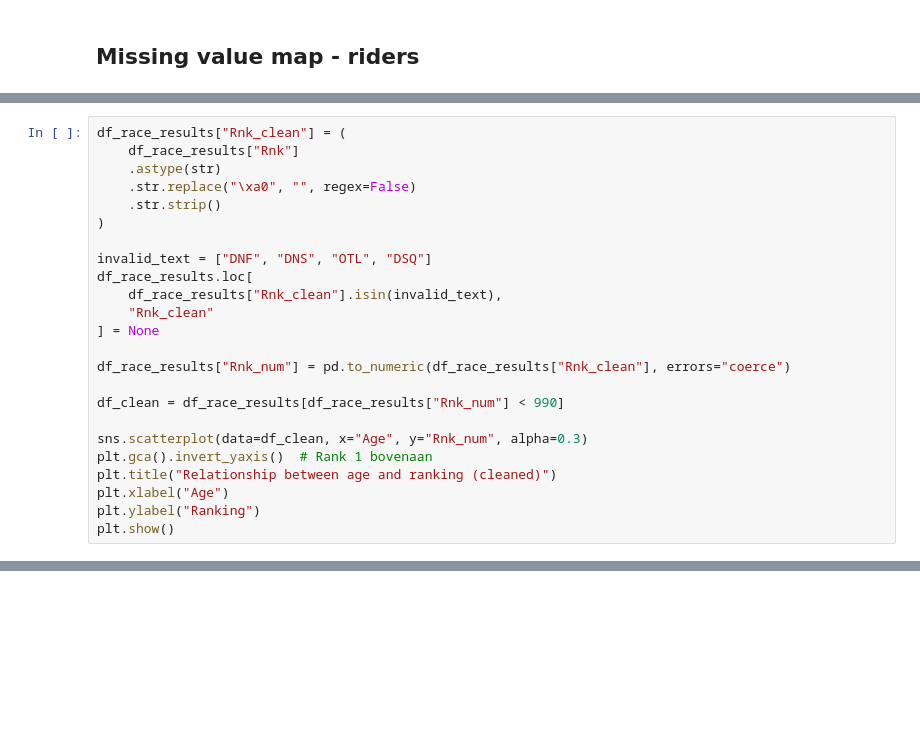
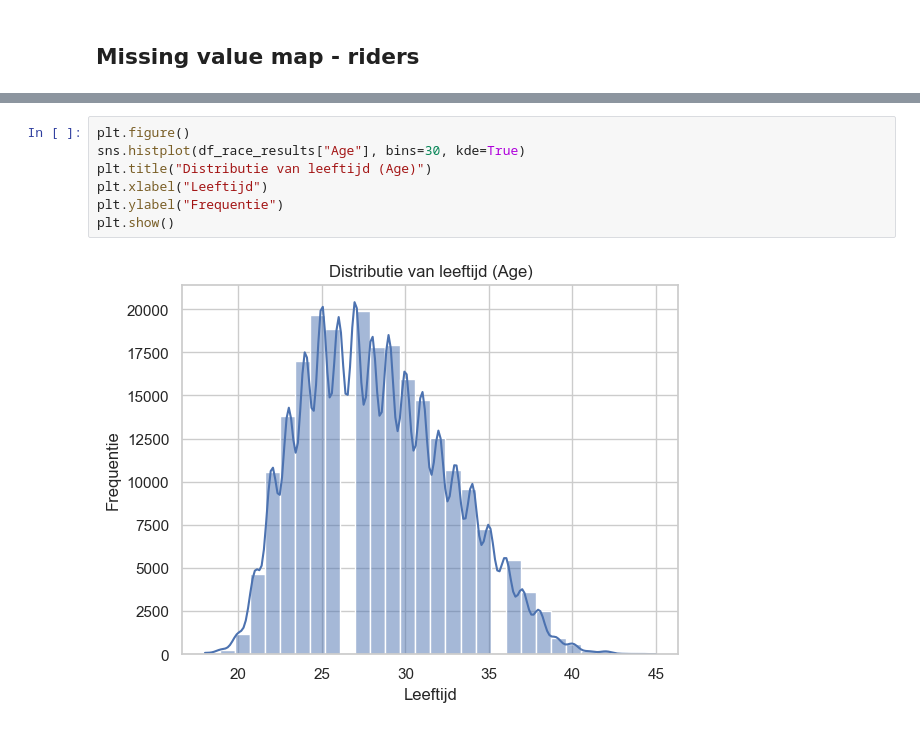
Before and after one commit to Vigo28/PI_7_DS_Minor, a Jupyter notebook: pi7.ipynb, the cells around one changed output, grey strips where cells are left out. Drawn from its saved outputs; the diff is of its cells as text; blank space fills up the shorter version.

```diff
--- a/pi7.ipynb
+++ b/pi7.ipynb
@@ -222,24 +222,0 @@ Vervolgens zijn alle overblijvende rankingwaarden opgeschoond door whitespace te
-# %%
-df_race_results["Rnk_clean"] = (
-    df_race_results["Rnk"]
-    .astype(str)
-    .str.replace("\xa0", "", regex=False)
-    .str.strip()
-)
-
-invalid_text = ["DNF", "DNS", "OTL", "DSQ"]
-df_race_results.loc[
-    df_race_results["Rnk_clean"].isin(invalid_text),
-    "Rnk_clean"
-] = None
-
-df_race_results["Rnk_num"] = pd.to_numeric(df_race_results["Rnk_clean"], errors="coerce")
-
-df_clean = df_race_results[df_race_results["Rnk_num"] < 990]
-
-sns.scatterplot(data=df_clean, x="Age", y="Rnk_num", alpha=0.3)
-plt.gca().invert_yaxis()  # Rank 1 bovenaan
-plt.title("Relationship between age and ranking (cleaned)")
-plt.xlabel("Age")
-plt.ylabel("Ranking")
-plt.show()
@@ -263,0 +235,9 @@ Text(0.5, 1.0, 'Age distribution of riders')
+# %%
+plt.figure()
+sns.histplot(df_race_results["Age"], bins=30, kde=True)
+plt.title("Distributie van leeftijd (Age)")
+plt.xlabel("Leeftijd")
+plt.ylabel("Frequentie")
+plt.show()
+# %% [output]
+[figure, added]
```
Also changed, not shown: parts of 31 cells of this notebook.
